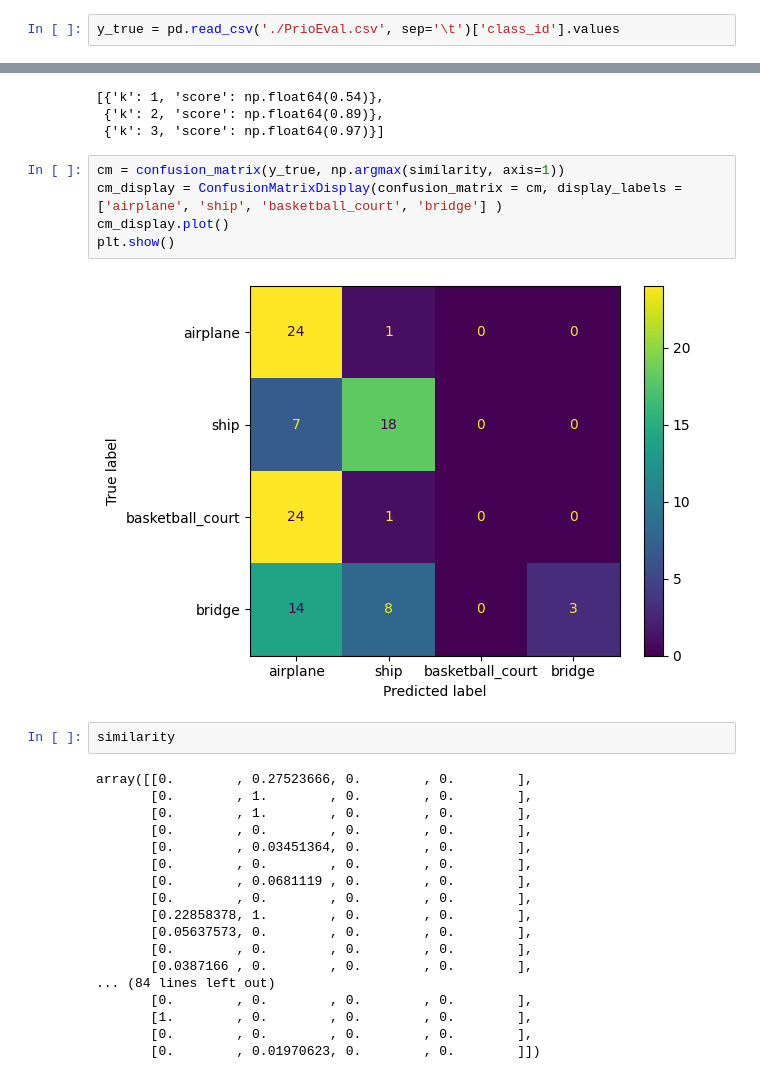
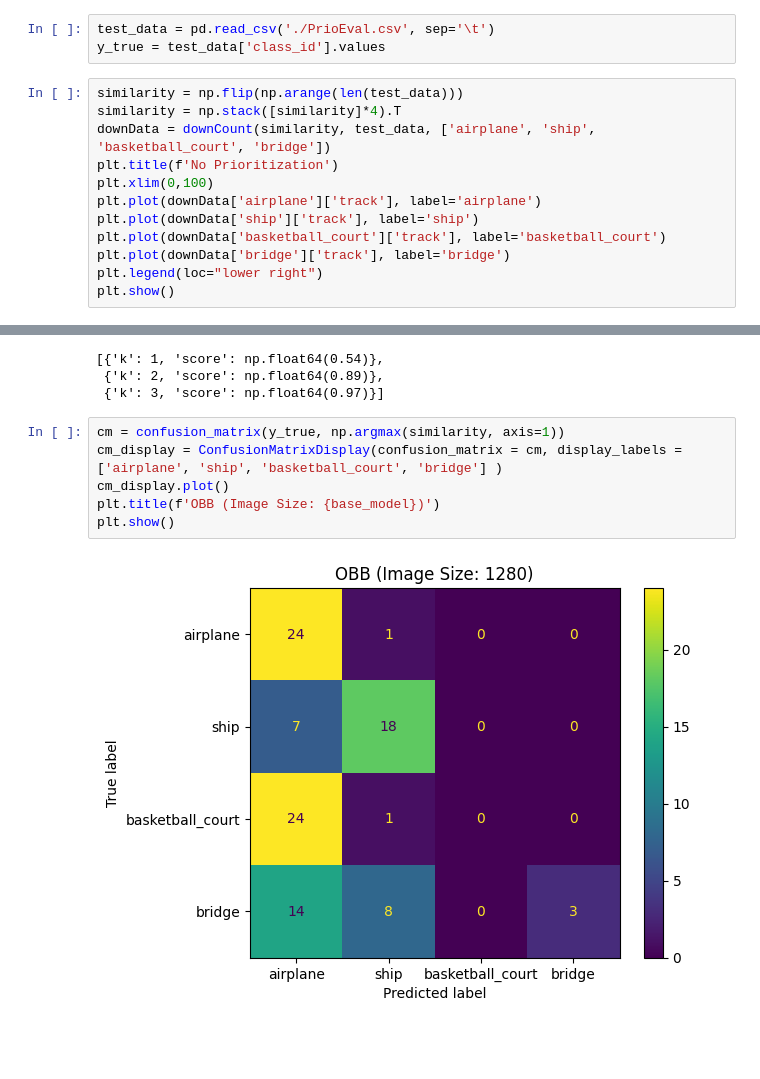
Before and after one commit to ezrafielding/PrioriSat, a Jupyter notebook: Satellite/SatEval.ipynb, the cells around one changed output, grey strips where cells are left out. Drawn from its saved outputs; the diff is of its cells as text; blank space fills up the shorter version.

Commit message:
Update SatEval

```diff
--- a/Satellite/SatEval.ipynb
+++ b/Satellite/SatEval.ipynb
@@ -9,2 +40,15 @@ device = 'CM4'
 # %%
-y_true = pd.read_csv('./PrioEval.csv', sep='\t')['class_id'].values
+test_data = pd.read_csv('./PrioEval.csv', sep='\t')
+y_true = test_data['class_id'].values
+# %%
+similarity = np.flip(np.arange(len(test_data)))
+similarity = np.stack([similarity]*4).T
+downData = downCount(similarity, test_data, ['airplane', 'ship', 'basketball_court', 'bridge'])
+plt.title(f'No Prioritization')
+plt.xlim(0,100)
+plt.plot(downData['airplane']['track'], label='airplane')
+plt.plot(downData['ship']['track'], label='ship')
+plt.plot(downData['basketball_court']['track'], label='basketball_court')
+plt.plot(downData['bridge']['track'], label='bridge')
+plt.legend(loc="lower right")
+plt.show()
@@ -60,27 +178,8 @@ top_k_stats
 # %%
 cm = confusion_matrix(y_true, np.argmax(similarity, axis=1))
 cm_display = ConfusionMatrixDisplay(confusion_matrix = cm, display_labels = ['airplane', 'ship', 'basketball_court', 'bridge'] )
 cm_display.plot()
+plt.title(f'OBB (Image Size: {base_model})')
 plt.show()
 # %% [output]
-[figure, old version]
+[figure, new version]
-# %%
-similarity
-# %% [output]
-array([[0.        , 0.27523666, 0.        , 0.        ],
-       [0.        , 1.        , 0.        , 0.        ],
-       [0.        , 1.        , 0.        , 0.        ],
-       [0.        , 0.        , 0.        , 0.        ],
-       [0.        , 0.03451364, 0.        , 0.        ],
-       [0.        , 0.        , 0.        , 0.        ],
-       [0.        , 0.0681119 , 0.        , 0.        ],
-       [0.        , 0.        , 0.        , 0.        ],
-       [0.22858378, 1.        , 0.        , 0.        ],
-       [0.05637573, 0.        , 0.        , 0.        ],
-       [0.        , 0.        , 0.        , 0.        ],
-       [0.0387166 , 0.        , 0.        , 0.        ],
-... (84 lines left out)
-       [0.        , 0.        , 0.        , 0.        ],
-       [1.        , 0.        , 0.        , 0.        ],
-       [0.        , 0.        , 0.        , 0.        ],
-       [0.        , 0.01970623, 0.        , 0.        ]])
```
Also changed, not shown: parts of 15 cells of this notebook.
